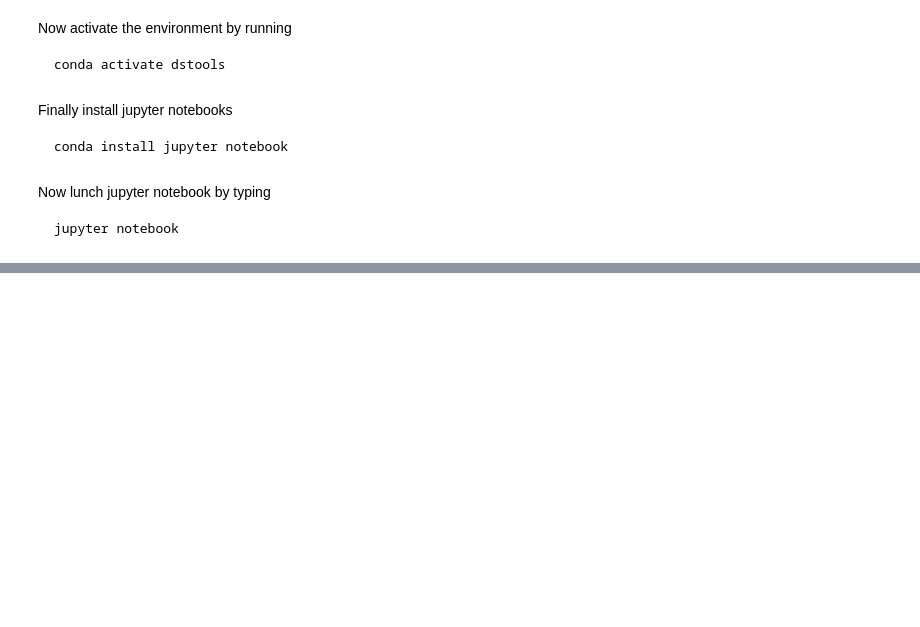
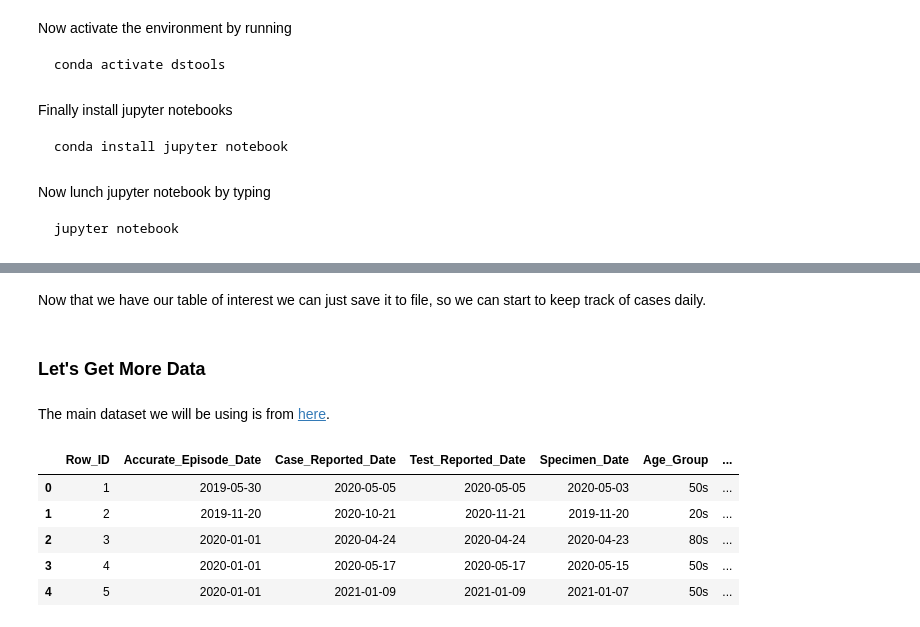
Before and after one commit to farbodab/ds-tools-ai4ph, a Jupyter notebook: Data Science Tools.ipynb, the cells around one changed output, grey strips where cells are left out. Saved outputs shown, nothing was run; the diff lists cells and outputs as text; code cells hidden in the pictures; blank space fills up the shorter version.

```diff
--- a/Data Science Tools.ipynb
+++ b/Data Science Tools.ipynb
@@ -48,0 +157,2 @@ jupyter notebook
+# %% [markdown]
+Now that we have our table of interest we can just save it to file, so we can start to keep track of cases daily.
@@ -48,0 +161,4 @@ jupyter notebook
+# %% [markdown]
+### Let's Get More Data
+# %% [markdown]
+The main dataset we will be using is from [here](https://data.ontario.ca/en/dataset/confirmed-positive-cases-of-covid-19-in-ontario).
@@ -48,0 +168,9 @@ jupyter notebook
+# %%
+all_cases.head()
+# %% [output]
+|  | Row_ID | Accurate_Episode_Date | Case_Reported_Date | Test_Reported_Date | Specimen_Date | Age_Group | ... |
+| 0 | 1 | 2019-05-30 | 2020-05-05 | 2020-05-05 | 2020-05-03 | 50s | ... |
+| 1 | 2 | 2019-11-20 | 2020-10-21 | 2020-11-21 | 2019-11-20 | 20s | ... |
+| 2 | 3 | 2020-01-01 | 2020-04-24 | 2020-04-24 | 2020-04-23 | 80s | ... |
+| 3 | 4 | 2020-01-01 | 2020-05-17 | 2020-05-17 | 2020-05-15 | 50s | ... |
+| 4 | 5 | 2020-01-01 | 2021-01-09 | 2021-01-09 | 2021-01-07 | 50s | ... |
```
Also changed, not shown: parts of 30 cells of this notebook, 8 other files.
